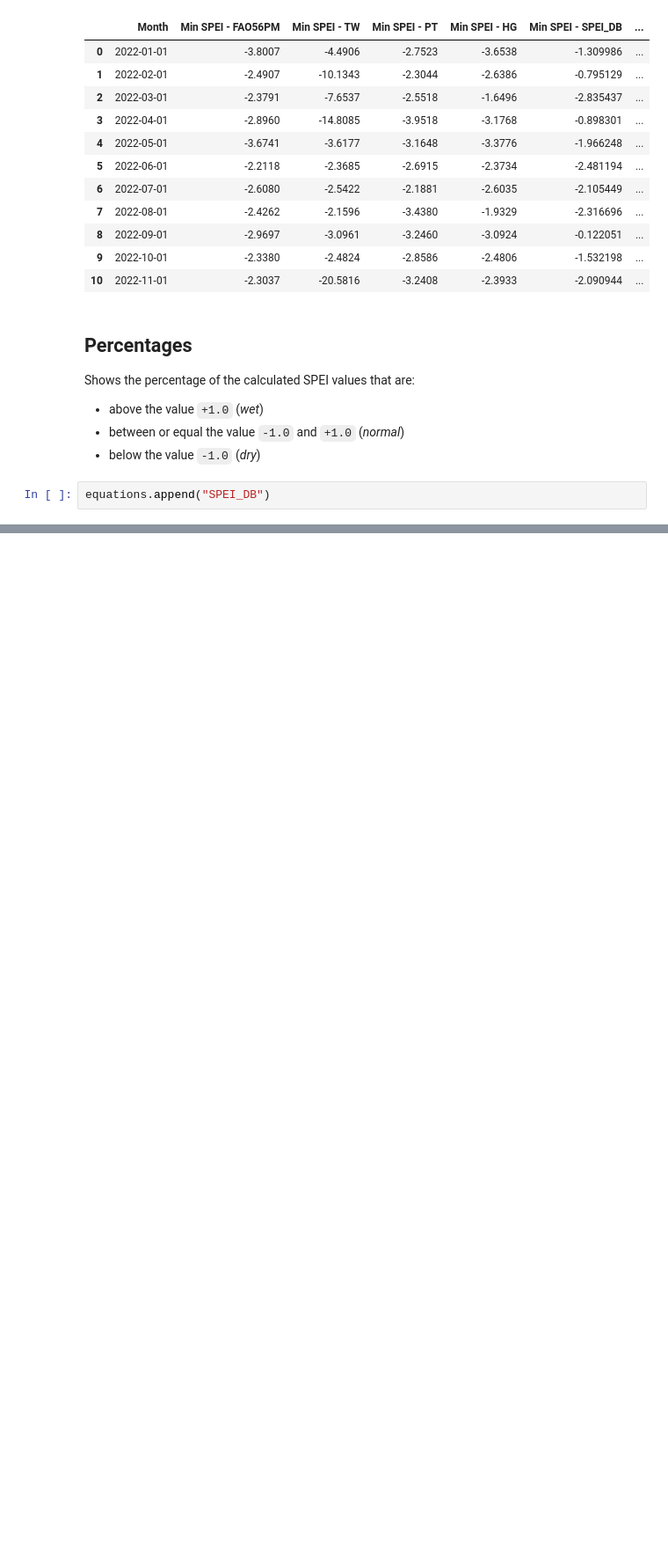
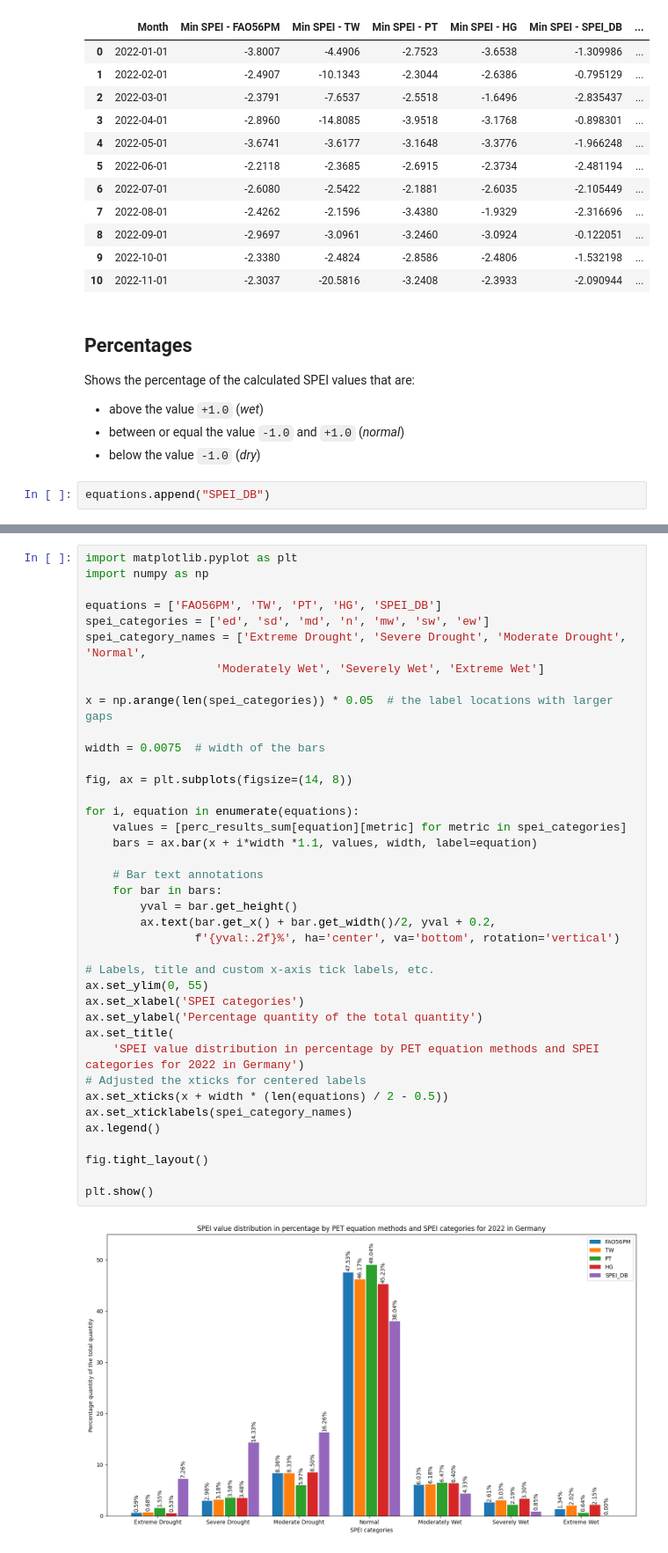
Before and after one commit to JustinTrvz/drought-detector, a Jupyter notebook: data_comparison/compare_spei_meteorologcial.ipynb, the cells around one changed output, grey strips where cells are left out. Shown at 88% size. Drawn from its saved outputs; the diff is of its cells as text; blank space fills up the shorter version.

```diff
--- a/data_comparison/compare_spei_calc.ipynb
+++ b/data_comparison/compare_spei_meteorologcial.ipynb
@@ -442,0 +474,41 @@ plt.show()
+# %%
+import matplotlib.pyplot as plt
+import numpy as np
+
+equations = ['FAO56PM', 'TW', 'PT', 'HG', 'SPEI_DB']
+spei_categories = ['ed', 'sd', 'md', 'n', 'mw', 'sw', 'ew']
+spei_category_names = ['Extreme Drought', 'Severe Drought', 'Moderate Drought', 'Normal',
+                   'Moderately Wet', 'Severely Wet', 'Extreme Wet']
+
+x = np.arange(len(spei_categories)) * 0.05  # the label locations with larger gaps
+
+width = 0.0075  # width of the bars
+
+fig, ax = plt.subplots(figsize=(14, 8))
+
+for i, equation in enumerate(equations):
+    values = [perc_results_sum[equation][metric] for metric in spei_categories]
+    bars = ax.bar(x + i*width *1.1, values, width, label=equation)
+
+    # Bar text annotations
+    for bar in bars:
+        yval = bar.get_height()
+        ax.text(bar.get_x() + bar.get_width()/2, yval + 0.2,
+                f'{yval:.2f}%', ha='center', va='bottom', rotation='vertical')
+
+# Labels, title and custom x-axis tick labels, etc.
+ax.set_ylim(0, 55)
+ax.set_xlabel('SPEI categories')
+ax.set_ylabel('Percentage quantity of the total quantity')
+ax.set_title(
+    'SPEI value distribution in percentage by PET equation methods and SPEI categories for 2022 in Germany')
+# Adjusted the xticks for centered labels
+ax.set_xticks(x + width * (len(equations) / 2 - 0.5))
+ax.set_xticklabels(spei_category_names)
+ax.legend()
+
+fig.tight_layout()
+
+plt.show()
+# %% [output]
+[figure, added]
```
Also changed, not shown: parts of 11 cells of this notebook, 14 other files.
